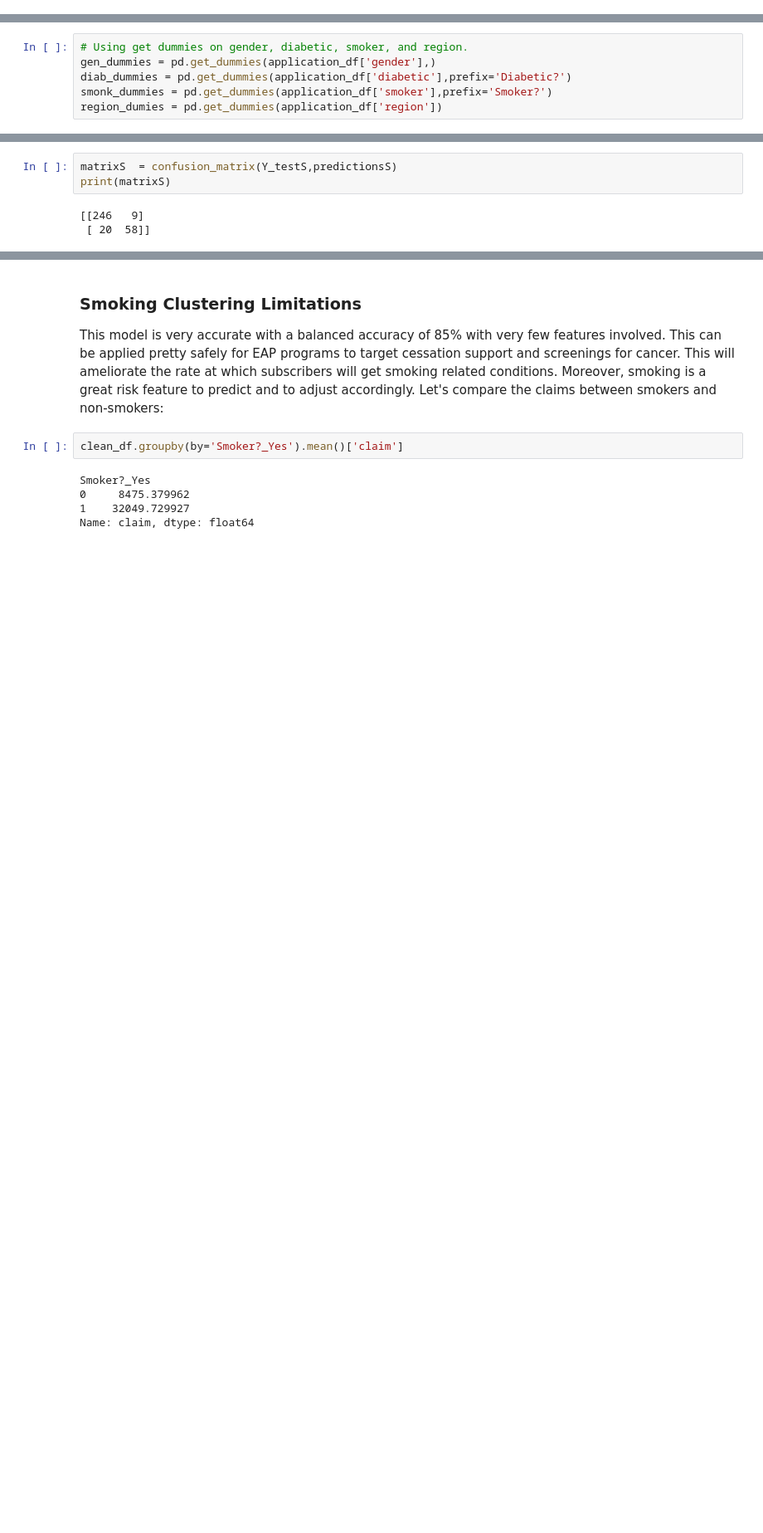
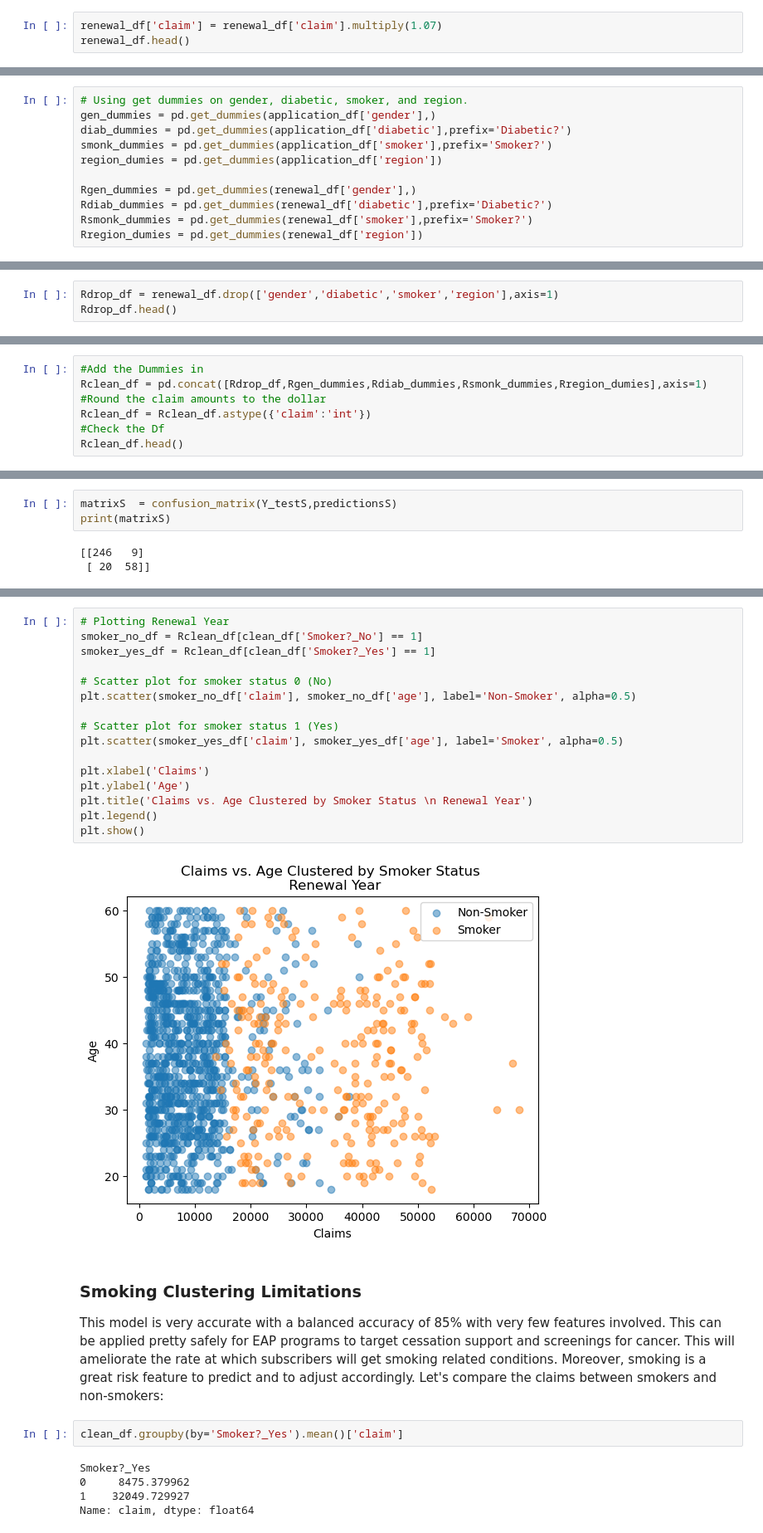
Before and after one commit to Hermaeus1/Health-Claims-P4, a Jupyter notebook: Claims_Learning_withGraphs.ipynb, the cells around one changed output, grey strips where cells are left out. Shown at 83% size. Cells and saved outputs as stored; diff of their text form; blank space fills up the shorter version.

```diff
--- a/Claims_Learning_withGraphs.ipynb
+++ b/Claims_Learning_withGraphs.ipynb
@@ -33,0 +42,3 @@ application_df.head()
+# %%
+renewal_df['claim'] = renewal_df['claim'].multiply(1.07)
+renewal_df.head()
@@ -121,6 +139,11 @@ gen_dummies = pd.get_dummies(application_df['gender'],)
 diab_dummies = pd.get_dummies(application_df['diabetic'],prefix='Diabetic?')
 smonk_dummies = pd.get_dummies(application_df['smoker'],prefix='Smoker?')
 region_dumies = pd.get_dummies(application_df['region'])
+
+Rgen_dummies = pd.get_dummies(renewal_df['gender'],)
+Rdiab_dummies = pd.get_dummies(renewal_df['diabetic'],prefix='Diabetic?')
+Rsmonk_dummies = pd.get_dummies(renewal_df['smoker'],prefix='Smoker?')
+Rregion_dumies = pd.get_dummies(renewal_df['region'])
 # %%
 # dropping the columns used for dummies, Patient ID and Index then concatenating the new dummies columns on
 drop_df = application_df.drop(['gender','diabetic','smoker','region','index','PatientID'],axis=1)
@@ -132,3 +155,6 @@ drop_df.head()
 | 2 | 19 | 41.1 | 100 | 0 | 1146.80 |
 | 3 | 20 | 43.0 | 86 | 0 | 1149.40 |
 | 4 | 30 | 53.1 | 97 | 0 | 1163.46 |
+# %%
+Rdrop_df = renewal_df.drop(['gender','diabetic','smoker','region'],axis=1)
+Rdrop_df.head()
@@ -146,3 +179,10 @@ clean_df.head()
 | 2 | 19 | 41.1 | 100 | 0 | 1146 | 0 | 1 | 1 | 0 | ... |
 | 3 | 20 | 43.0 | 86 | 0 | 1149 | 0 | 1 | 1 | 0 | ... |
 | 4 | 30 | 53.1 | 97 | 0 | 1163 | 0 | 1 | 1 | 0 | ... |
+# %%
+#Add the Dummies in
+Rclean_df = pd.concat([Rdrop_df,Rgen_dummies,Rdiab_dummies,Rsmonk_dummies,Rregion_dumies],axis=1)
+#Round the claim amounts to the dollar
+Rclean_df = Rclean_df.astype({'claim':'int'})
+#Check the Df
+Rclean_df.head()
@@ -538,3 +698,21 @@ plt.show()
+# %%
+# Plotting Renewal Year
+smoker_no_df = Rclean_df[clean_df['Smoker?_No'] == 1]
+smoker_yes_df = Rclean_df[clean_df['Smoker?_Yes'] == 1]
+
+# Scatter plot for smoker status 0 (No)
+plt.scatter(smoker_no_df['claim'], smoker_no_df['age'], label='Non-Smoker', alpha=0.5)
+
+# Scatter plot for smoker status 1 (Yes)
+plt.scatter(smoker_yes_df['claim'], smoker_yes_df['age'], label='Smoker', alpha=0.5)
+
+plt.xlabel('Claims')
+plt.ylabel('Age')
+plt.title('Claims vs. Age Clustered by Smoker Status \n Renewal Year')
+plt.legend()
+plt.show()
+# %% [output]
+[figure, added]
 # %% [markdown]
 ### Smoking Clustering Limitations
 
```
Also changed, not shown: parts of 20 cells of this notebook, 14 other files.
